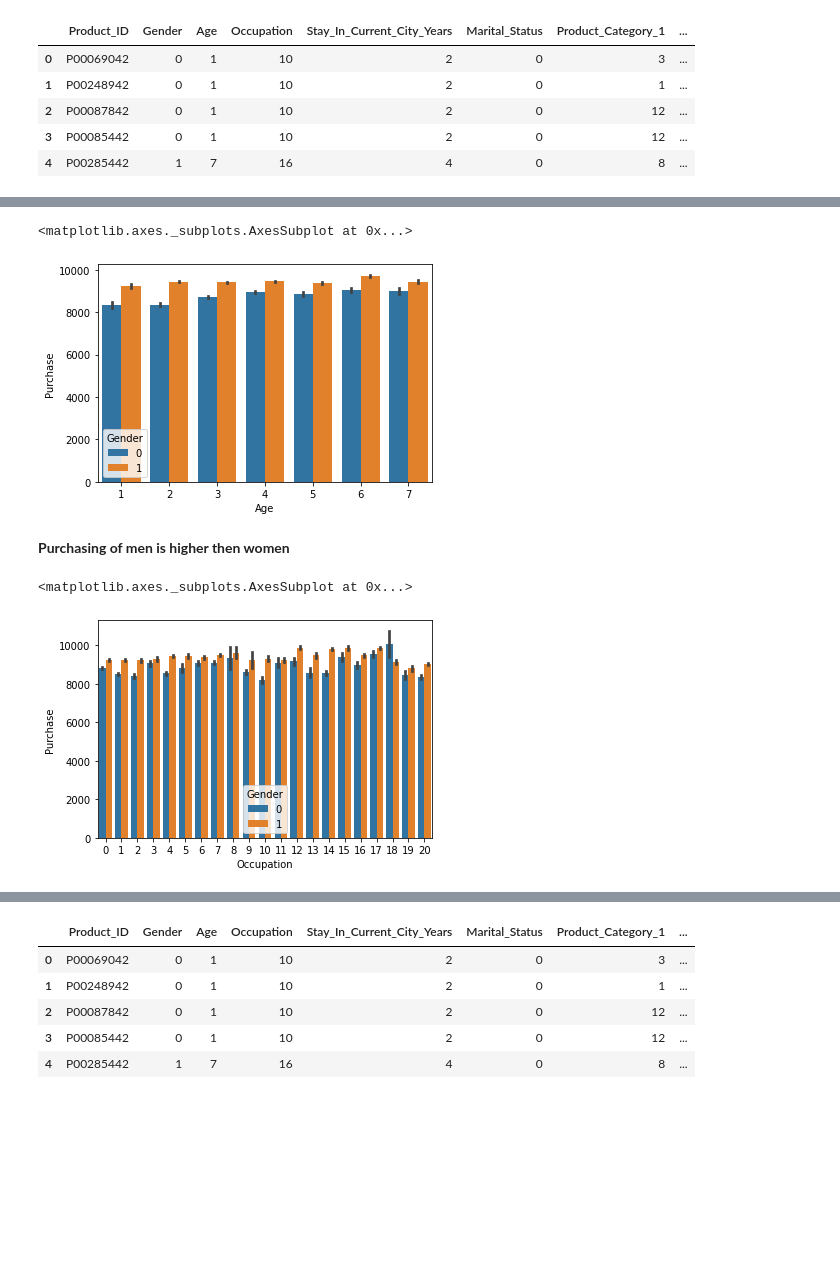
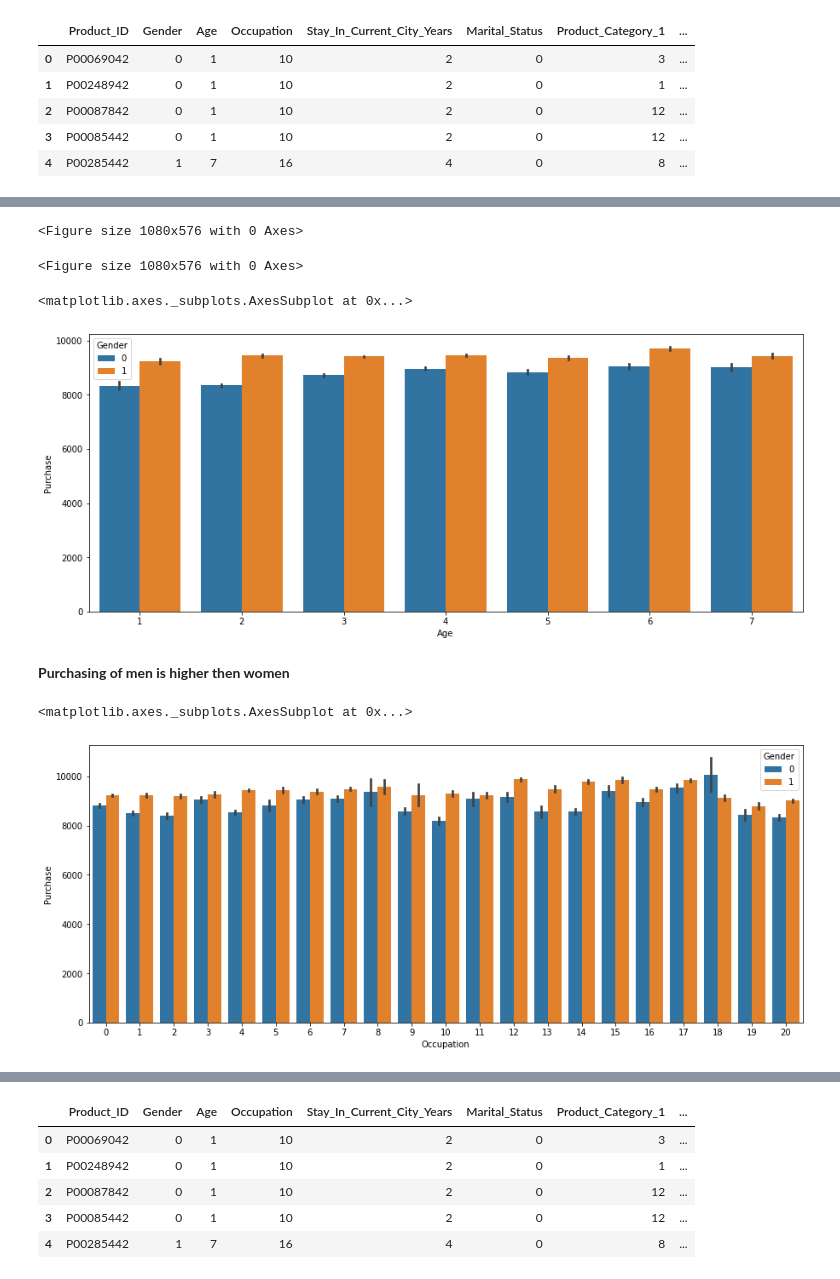
Before and after one commit to RAHULRAJ666DX/EDA-Projects, a Jupyter notebook: EDA_of_Black_Friday_Dataset.ipynb, the cells around one changed output, grey strips where cells are left out. Drawn from its saved outputs; the diff is of its cells as text; code cells hidden in the pictures; blank space fills up the shorter version.

```diff
--- a/EDA_of_Black_Friday_Dataset.ipynb
+++ b/EDA_of_Black_Friday_Dataset.ipynb
@@ -58,4 +59,5 @@ df_train.shape
 # %%
-# ##MErge both train and test data
-# df1=df_train.append(df_test)
-# # df.head()
+##MErge both train and test data
+df1=df_train.append(df_test)
+# df.head()
+df1.shape
@@ -120,7 +128,7 @@ df.head()
 # %%
 ##HAndling categorical feature Gender
 
-df['Gender'] = df['Gender'].apply(lambda x: '1' if x=='M' else '0')
+df['Gender1'] = df['Gender'].apply(lambda x: '1' if x=='M' else '0')
 # %%
 ##HAndling categorical feature Gender
 
@@ -345,14 +403,22 @@ sns.pairplot(df)
+# %%
+plt.figure(figsize=(15,8))
+# %% [output]
+<Figure size 1080x576 with 0 Axes>
+<Figure size 1080x576 with 0 Axes>
 # %%
+plt.figure(figsize=(15,6))
 sns.barplot('Age','Purchase',hue='Gender',data=df)
 # %% [output]
 <matplotlib.axes._subplots.AxesSubplot at 0x...>
-[figure, old version]
+[figure, new version]
 # %% [markdown]
 **Purchasing of men is higher then women**
 # %%
 ## Visualization of Purchase with occupation
+plt.figure(figsize=(15,6))
+
 sns.barplot('Occupation','Purchase',hue='Gender',data=df)
 # %% [output]
 <matplotlib.axes._subplots.AxesSubplot at 0x...>
-[figure, old version]
+[figure, new version]
 # %%
```
Also changed, not shown: parts of 30 cells of this notebook.
